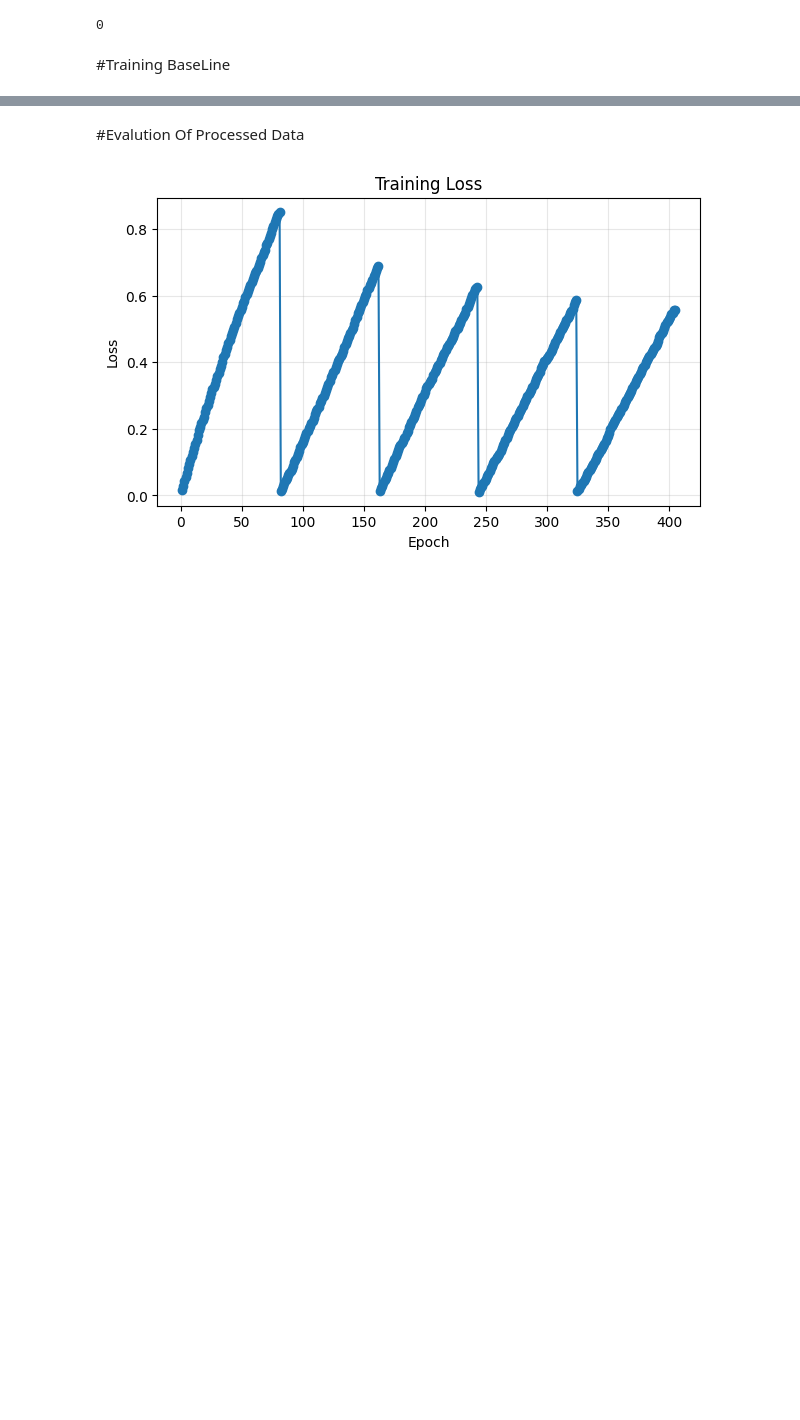
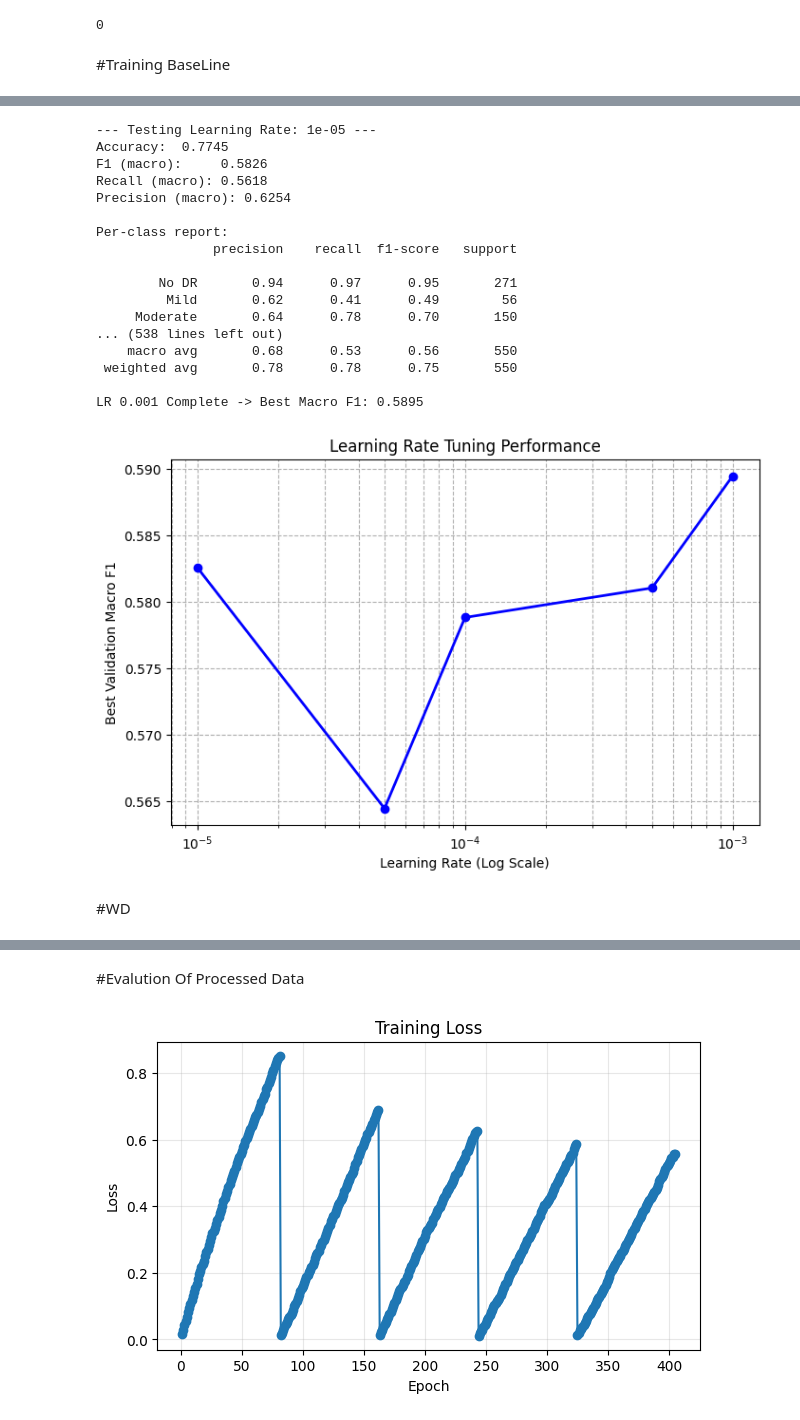
Before and after one commit to noureldin75/RetinaGrade, a Jupyter notebook: nootbooks/eda.ipynb, the cells around one changed output, grey strips where cells are left out. Drawn from its saved outputs; the diff is of its cells as text; code cells hidden in the pictures; blank space fills up the shorter version.

```diff
--- a/nootbooks/eda.ipynb
+++ b/nootbooks/eda.ipynb
@@ -365,9 +370,9 @@ import torch.optim as optim
 import torch.utils.data as data
 from augumentation import over_sample, train_transform,val_transform,apply_transform
 from augumented_set import AugmentedDataset
-
+#best lr: 1e-3
 lr=1e-3
-weight_decay=1e-2
+weight_decay=1e-4
 optimizer=optim.Adam(model.classifier.parameters(),lr=lr, weight_decay=weight_decay)
 
 train_indices=over_sample(y_train,targets={1: 1, 2: 2, 3: 2, 4: 3})
@@ -480,14 +505,35 @@ plot_training_curve(
 # %%
 from LR_Tune import tune_learning_rates
 
-lr_candidates = [ 1e-4, 5e-4, 1e-3]
+lr_candidates = [1e-5, 5e-5, 1e-4, 5e-4, 1e-3]
 tuning_results = tune_learning_rates(
     model=model,
     train_loader=train_loader,
     val_loader=val_loader,
     loss_function=loss_function,
     device=device,
     lrs=lr_candidates,
     epochs=6
 )
+# %% [output]
+--- Testing Learning Rate: 1e-05 ---
+Accuracy:  0.7745
+F1 (macro):     0.5826
+Recall (macro): 0.5618
+Precision (macro): 0.6254
+
+Per-class report:
+               precision    recall  f1-score   support
+
+        No DR       0.94      0.97      0.95       271
+         Mild       0.62      0.41      0.49        56
+     Moderate       0.64      0.78      0.70       150
+... (538 lines left out)
+    macro avg       0.68      0.53      0.56       550
+ weighted avg       0.78      0.78      0.75       550
+
+LR 0.001 Complete -> Best Macro F1: 0.5895
+[figure, added]
+# %% [markdown]
+#WD
 # %%
```
Also changed, not shown: parts of 4 cells of this notebook.
